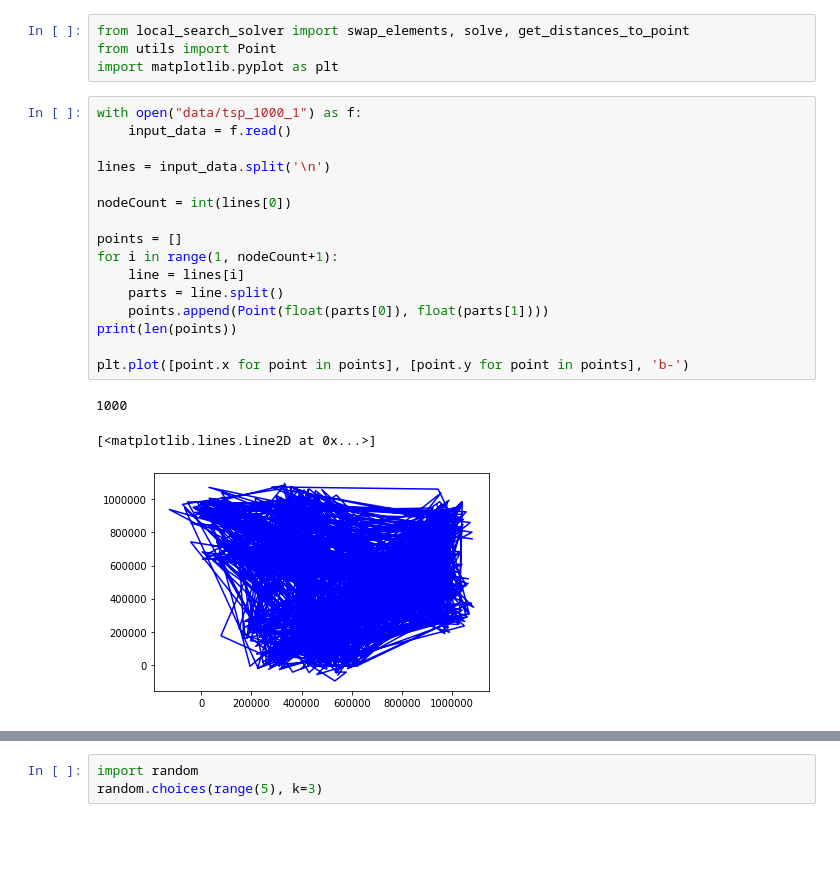
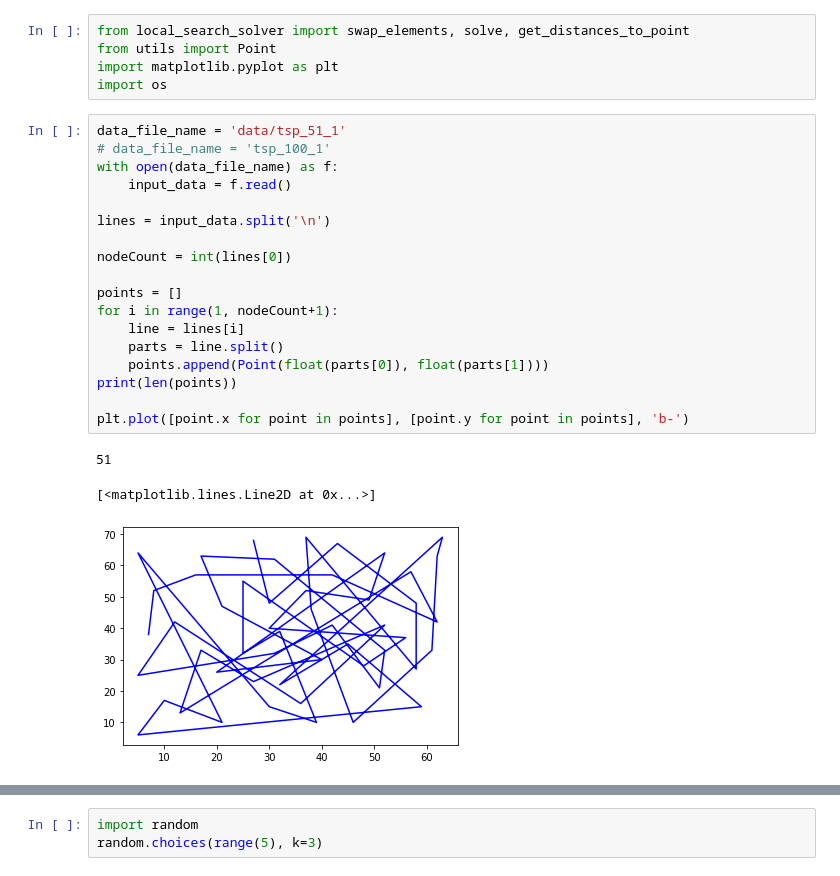
Before and after one commit to pi-lg/discrete-optimization, a Jupyter notebook: tsp/Untitled.ipynb, the cells around one changed output, grey strips where cells are left out. Saved outputs shown, nothing was run; the diff lists cells and outputs as text; blank space fills up the shorter version.

```diff
--- a/tsp/Untitled.ipynb
+++ b/tsp/Untitled.ipynb
@@ -2,23 +2,26 @@
 from local_search_solver import swap_elements, solve, get_distances_to_point
 from utils import Point
 import matplotlib.pyplot as plt
+import os
 # %%
-with open("data/tsp_1000_1") as f:
+data_file_name = 'data/tsp_51_1'
+# data_file_name = 'tsp_100_1'
+with open(data_file_name) as f:
     input_data = f.read()
 
 lines = input_data.split('\n')
 
 nodeCount = int(lines[0])
 
 points = []
 for i in range(1, nodeCount+1):
     line = lines[i]
     parts = line.split()
     points.append(Point(float(parts[0]), float(parts[1])))
 print(len(points))
 
 plt.plot([point.x for point in points], [point.y for point in points], 'b-')
 # %% [output]
-1000
+51
 [<matplotlib.lines.Line2D at 0x...>]
-[figure, old version]
+[figure, new version]
```
Also changed, not shown: parts of 6 cells of this notebook, 2 other files.
